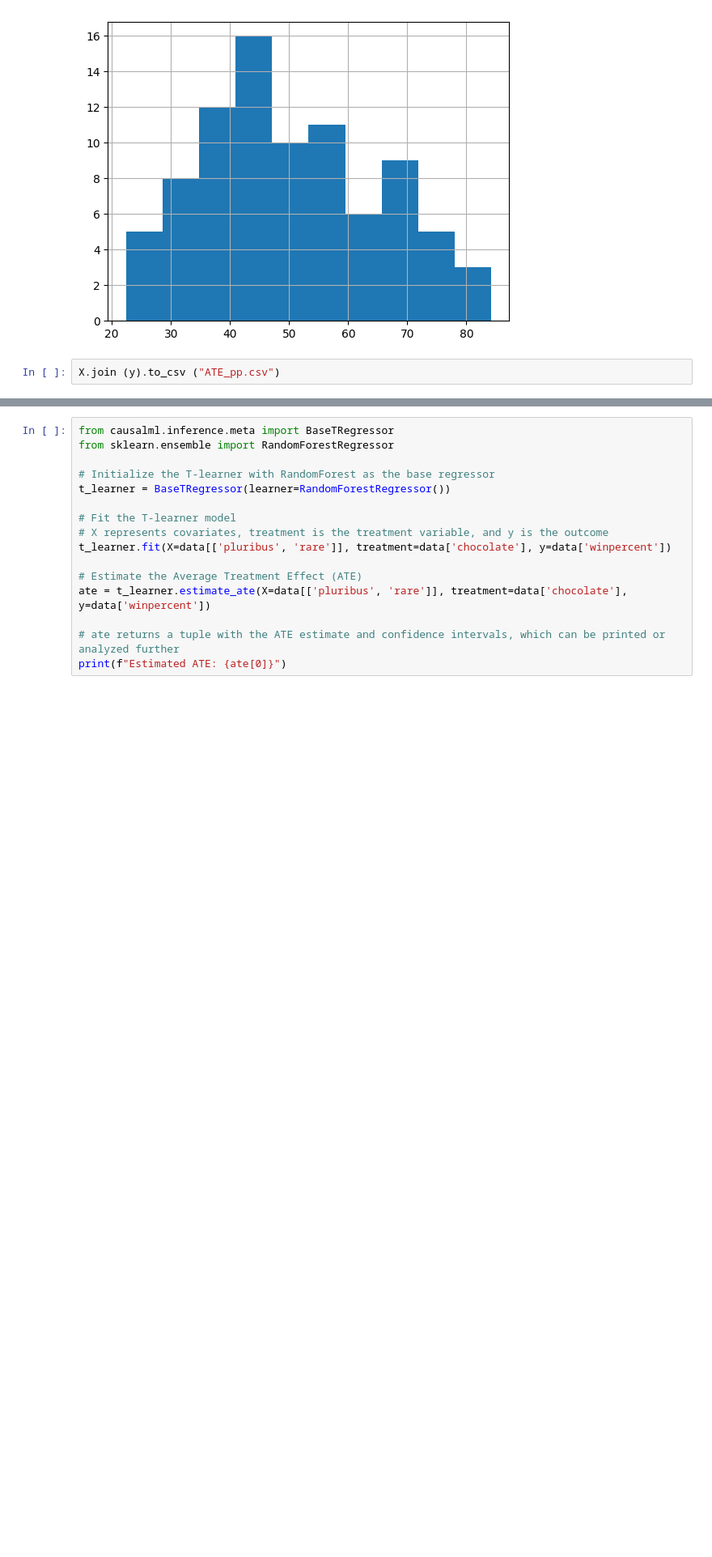
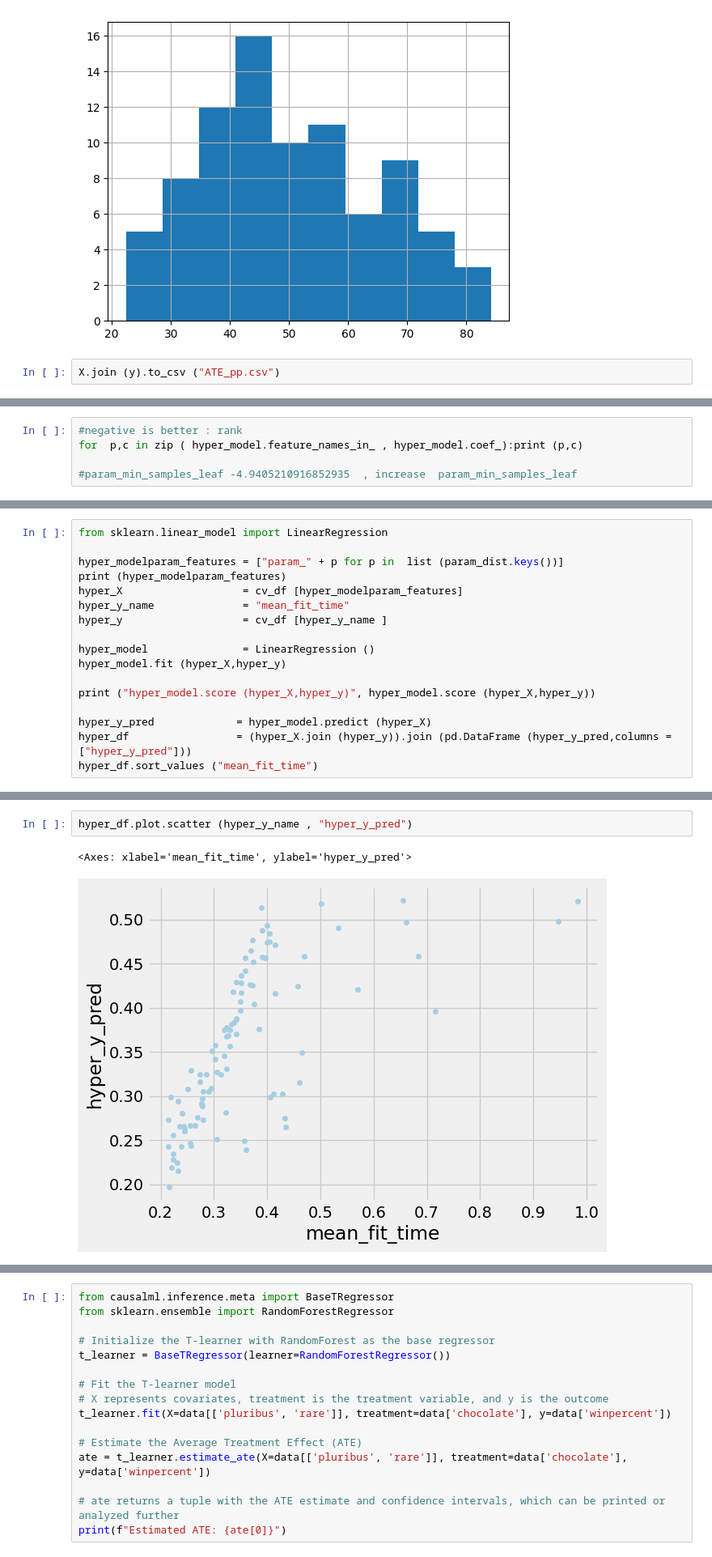
Before and after one commit to Eezzeldin/candy, a Jupyter notebook: candy.ipynb, the cells around one changed output, grey strips where cells are left out. Shown at 81% size. Cells and saved outputs as stored; diff of their text form; blank space fills up the shorter version.

```diff
--- a/candy.ipynb
+++ b/candy.ipynb
@@ -131,0 +250,5 @@ X.join (y).to_csv ("ATE_pp.csv")
+# %%
+#negative is better : rank
+for  p,c in zip ( hyper_model.feature_names_in_ , hyper_model.coef_):print (p,c)
+
+#param_min_samples_leaf -4.9405210916852935  , increase  param_min_samples_leaf
@@ -131,0 +260,17 @@ X.join (y).to_csv ("ATE_pp.csv")
+# %%
+from sklearn.linear_model import LinearRegression
+
+hyper_modelparam_features = ["param_" + p for p in  list (param_dist.keys())]
+print (hyper_modelparam_features)
+hyper_X                   = cv_df [hyper_modelparam_features]
+hyper_y_name              = "mean_fit_time"
+hyper_y                   = cv_df [hyper_y_name ]
+
+hyper_model               = LinearRegression ()
+hyper_model.fit (hyper_X,hyper_y)
+
+print ("hyper_model.score (hyper_X,hyper_y)", hyper_model.score (hyper_X,hyper_y))
+
+hyper_y_pred             = hyper_model.predict (hyper_X)
+hyper_df                 = (hyper_X.join (hyper_y)).join (pd.DataFrame (hyper_y_pred,columns = ["hyper_y_pred"]))
+hyper_df.sort_values ("mean_fit_time")
@@ -131,0 +293,5 @@ X.join (y).to_csv ("ATE_pp.csv")
+# %%
+hyper_df.plot.scatter (hyper_y_name , "hyper_y_pred")
+# %% [output]
+<Axes: xlabel='mean_fit_time', ylabel='hyper_y_pred'>
+[figure, added]
```
Also changed, not shown: parts of 11 cells of this notebook.
